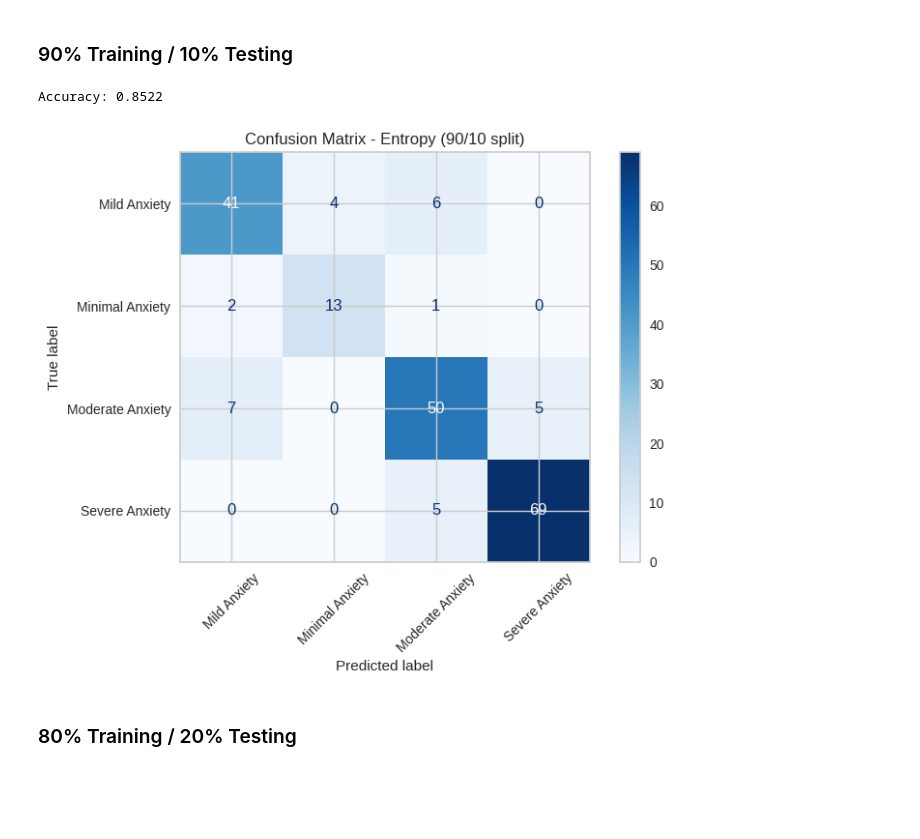
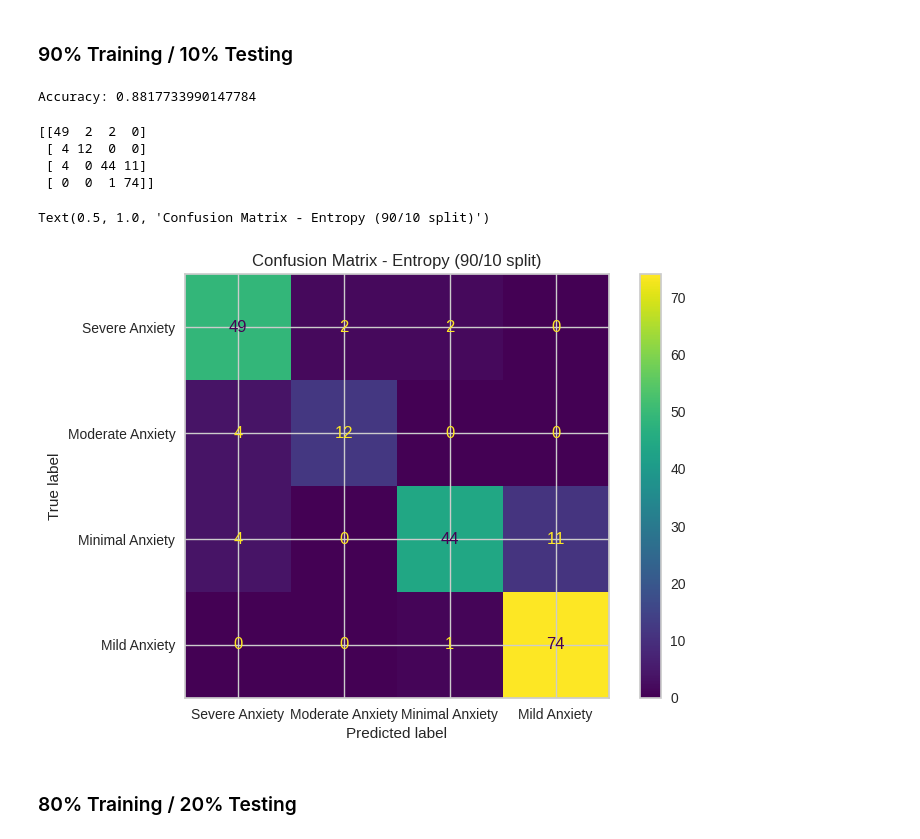
Before and after one commit to ara1x/DataMining-Project, a Jupyter notebook: Phase3.ipynb, the cells around one changed output. Cells and saved outputs as stored; diff of their text form; code cells hidden in the pictures; blank space fills up the shorter version.

```diff
--- a/Phase3.ipynb
+++ b/Phase3.ipynb
@@ -199,9 +200,6 @@ from sklearn.cluster import KMeans
 from sklearn.metrics import silhouette_score
 from yellowbrick.cluster import SilhouetteVisualizer
 # %%
-df = pd.read_excel('Anxiety.xlsx')
-
-print("Dataset loaded!")
-print(f"Shape: {df.shape}")
+df = pd.read_excel('Preprocessed_dataset.xlsx')
 df.head()
 # %% [output]
@@ -258,31 +250,27 @@ Target: (2028,)
 # %% [markdown]
 ### 90% Training / 10% Testing
 # %%
-# Split data: 90% train, 10% test
-X_train, X_test, y_train, y_test = train_test_split(X, y, test_size=0.1, random_state=42, stratify=y)
+X_train, X_test, y_train, y_test = train_test_split(X, y, test_size=0.1, random_state=42)
 
-# Train Decision Tree with Entropy
 clf_entropy_90 = DecisionTreeClassifier(criterion='entropy', random_state=42)
 clf_entropy_90.fit(X_train, y_train)
-
-# Predict
 y_pred = clf_entropy_90.predict(X_test)
-
-# Calculate metrics
-accuracy_90_entropy = accuracy_score(y_test, y_pred)
-print(f"Accuracy: {accuracy_90_entropy:.4f}")
+print("Accuracy:",metrics.accuracy_score(y_test,y_pred))
 # %% [output]
-Accuracy: 0.8522
+Accuracy: 0.8817733990147784
 # %%
-# Confusion Matrix
 cm = confusion_matrix(y_test, y_pred)
-disp = ConfusionMatrixDisplay(confusion_matrix=cm, display_labels=le_target.classes_)
-disp.plot(cmap='Blues')
+print(cm)
+cn=df['Anxiety Label'].unique()
+disp = ConfusionMatrixDisplay.from_estimator(clf_entropy_90,X_test,y_test,display_labels=cn)
 plt.title('Confusion Matrix - Entropy (90/10 split)')
-plt.xticks(rotation=45)
-plt.show()
 # %% [output]
+[[49  2  2  0]
+ [ 4 12  0  0]
+ [ 4  0 44 11]
+ [ 0  0  1 74]]
+Text(0.5, 1.0, 'Confusion Matrix - Entropy (90/10 split)')
-[figure, old version]
+[figure, new version]
 # %% [markdown]
 ### 80% Training / 20% Testing
 # %%
```
Also changed, not shown: parts of 4 cells of this notebook.
